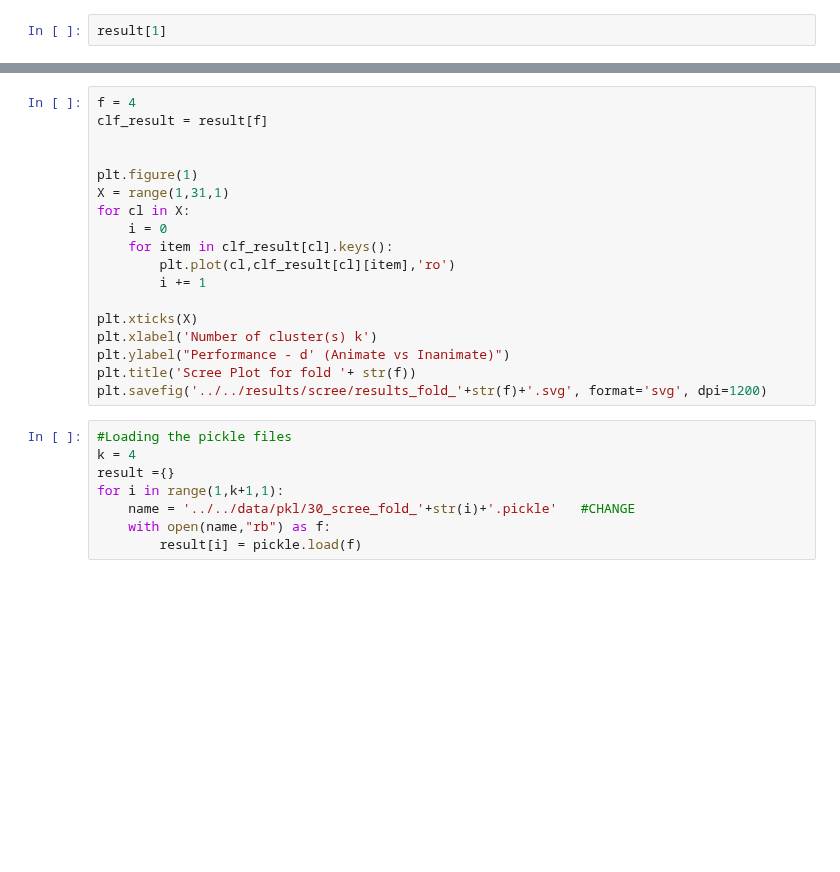
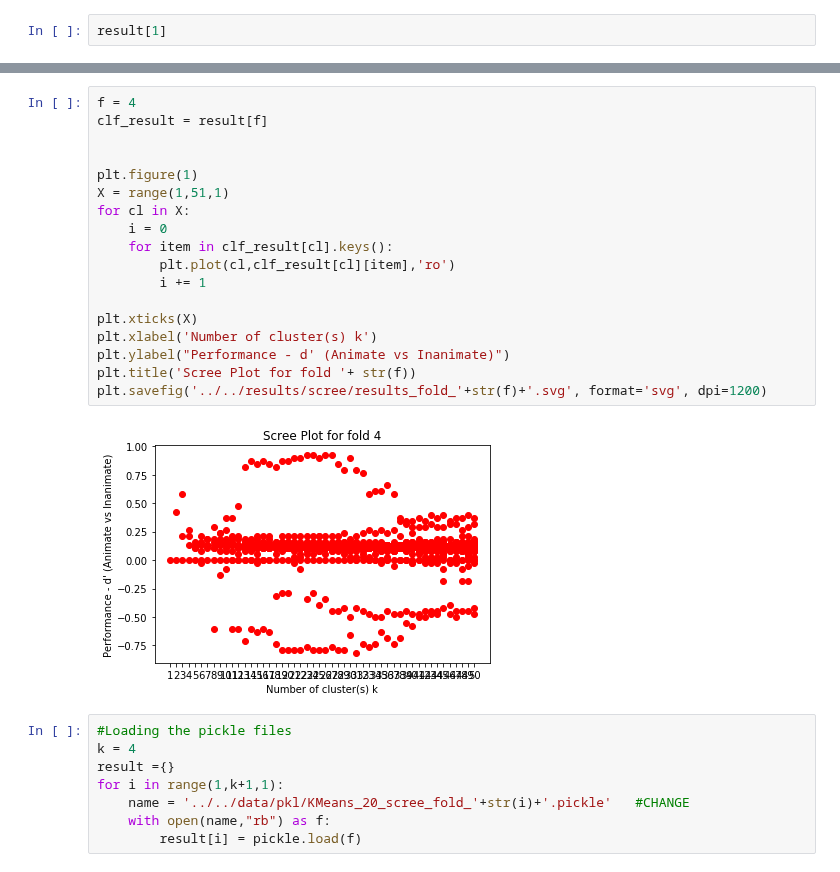
Before and after one commit to SNaGLab/Cognitive-Parcellation, a Jupyter notebook: code/models/alexnet_step_1.ipynb, the cells around one changed output, grey strips where cells are left out. Drawn from its saved outputs; the diff is of its cells as text; blank space fills up the shorter version.

```diff
--- a/code/models/alexnet_step_1.ipynb
+++ b/code/models/alexnet_step_1.ipynb
@@ -759,27 +776,29 @@ plt.savefig('../../results/scree/results_fold_'+str(f)+'.svg', format='svg', dpi
 # %%
 f = 4
 clf_result = result[f]
 
 
 plt.figure(1)
-X = range(1,31,1)
+X = range(1,51,1)
 for cl in X:
     i = 0
     for item in clf_result[cl].keys():
         plt.plot(cl,clf_result[cl][item],'ro')
         i += 1
 
 plt.xticks(X)
 plt.xlabel('Number of cluster(s) k')
 plt.ylabel("Performance - d' (Animate vs Inanimate)")
 plt.title('Scree Plot for fold '+ str(f))
 plt.savefig('../../results/scree/results_fold_'+str(f)+'.svg', format='svg', dpi=1200)
+# %% [output]
+[figure, added]
 # %%
 #Loading the pickle files
 k = 4
 result ={}
 for i in range(1,k+1,1):
-    name = '../../data/pkl/30_scree_fold_'+str(i)+'.pickle'   #CHANGE
+    name = '../../data/pkl/KMeans_20_scree_fold_'+str(i)+'.pickle'   #CHANGE
     with open(name,"rb") as f:
         result[i] = pickle.load(f)
 # %%
```
Also changed, not shown: parts of 9 cells of this notebook, 5 other files.
